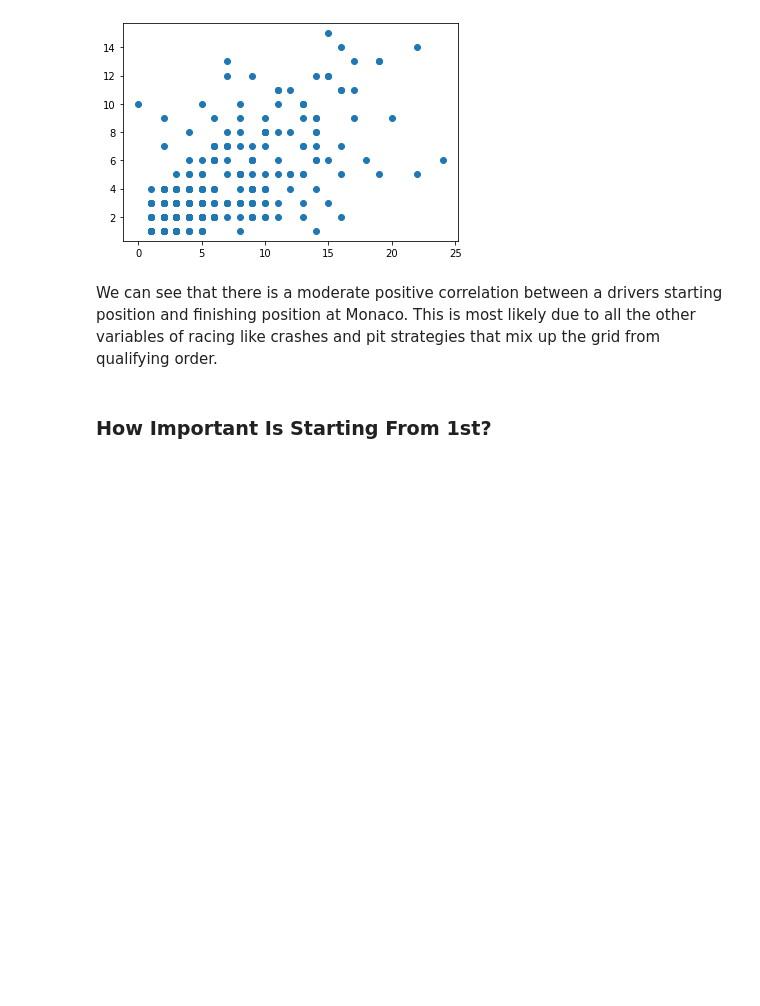
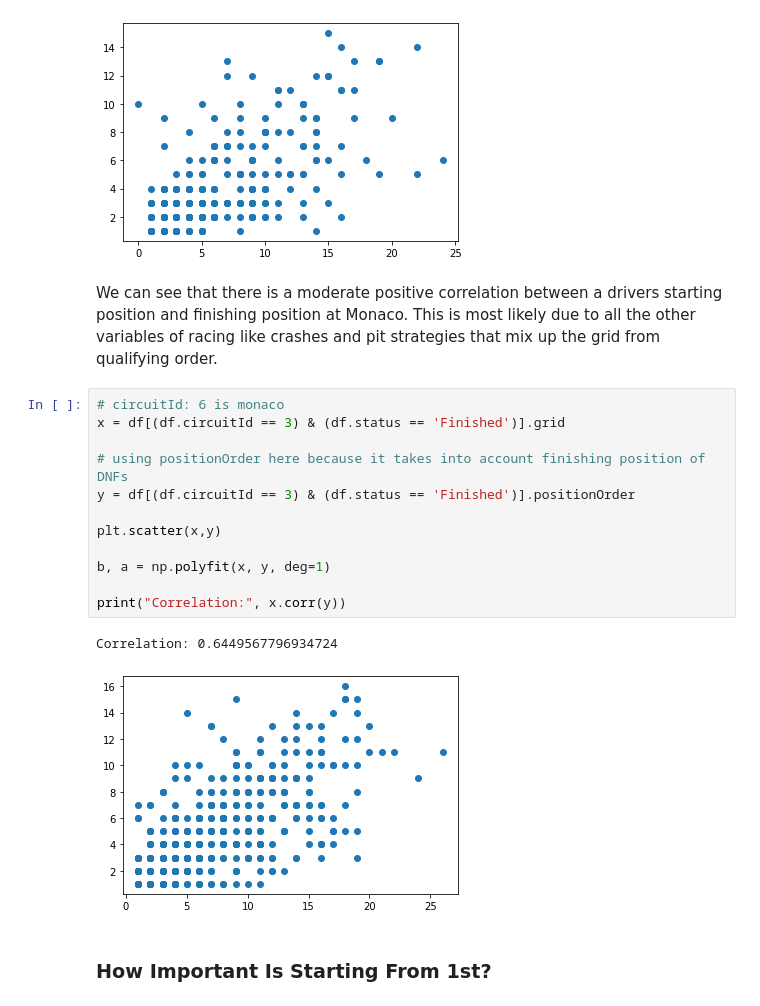
Before and after one commit to Robert336/Final-Project-CP468, a Jupyter notebook: F1_Predictor.ipynb, the cells around one changed output. Cells and saved outputs as stored; diff of their text form; blank space fills up the shorter version.

```diff
--- a/F1_Predictor.ipynb
+++ b/F1_Predictor.ipynb
@@ -673,6 +680,21 @@ Correlation: 0.6635813867170447
 [figure]
 # %% [markdown]
 We can see that there is a moderate positive correlation between a drivers starting position and finishing position at Monaco. This is most likely due to all the other variables of racing like crashes and pit strategies that mix up the grid from qualifying order.
+# %%
+# circuitId: 6 is monaco
+x = df[(df.circuitId == 3) & (df.status == 'Finished')].grid
+
+# using positionOrder here because it takes into account finishing position of DNFs
+y = df[(df.circuitId == 3) & (df.status == 'Finished')].positionOrder
+
+plt.scatter(x,y)
+
+b, a = np.polyfit(x, y, deg=1)
+
+print("Correlation:", x.corr(y))
+# %% [output]
+Correlation: 0.6449567796934724
+[figure, added]
 # %% [markdown]
 ### How Important Is Starting From 1st?
 # %%
```
Also changed, not shown: parts of 7 cells of this notebook.
